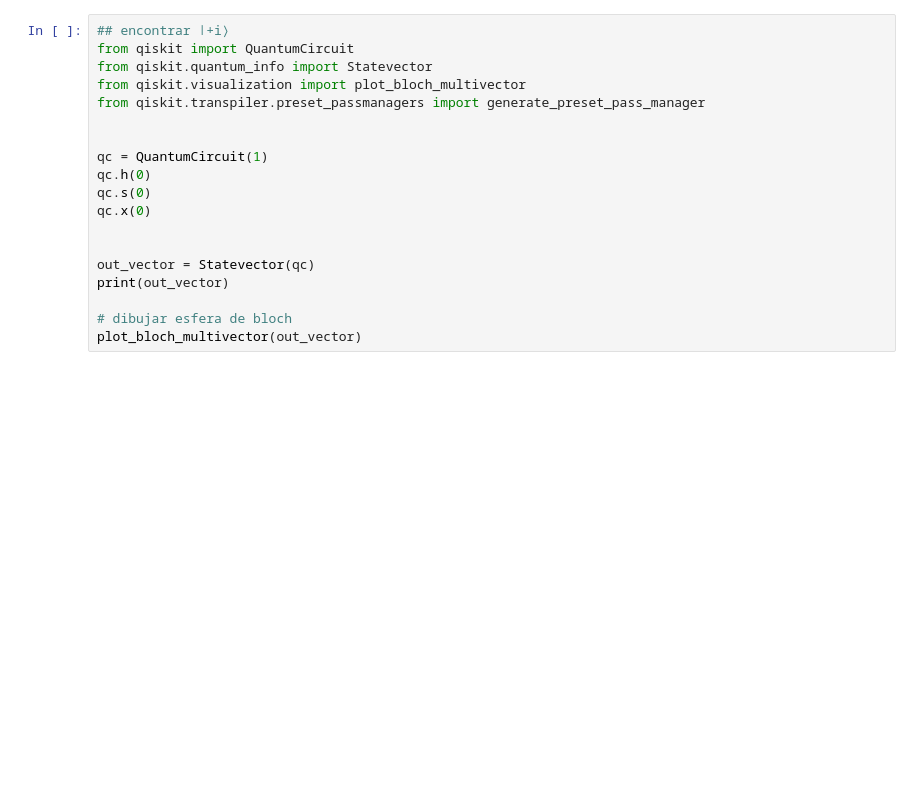
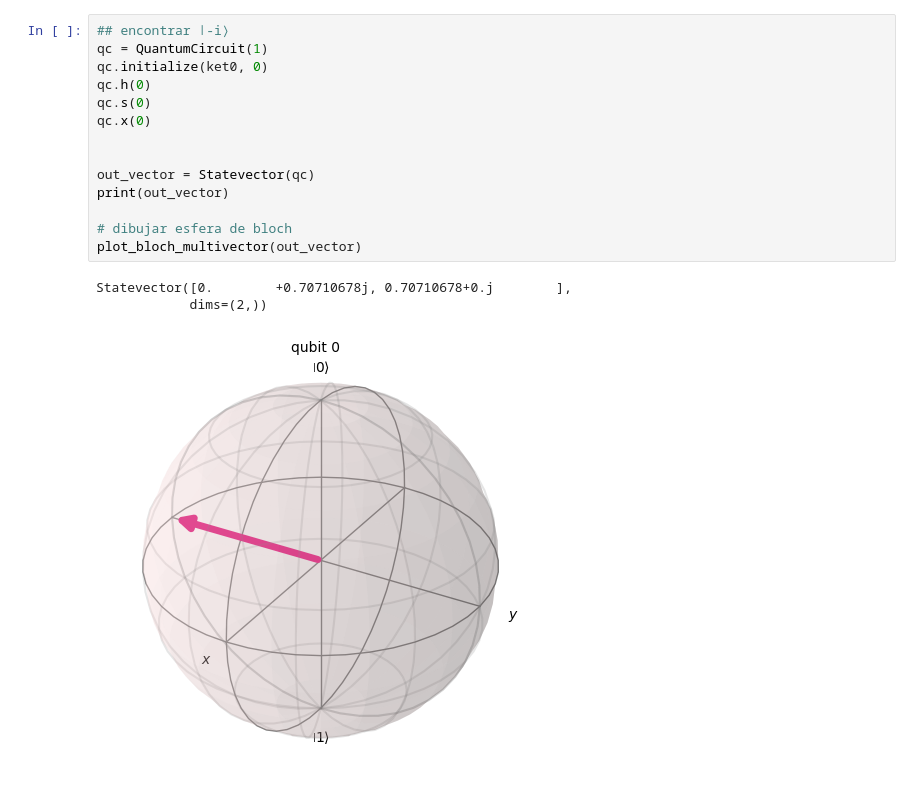
Before and after one commit to AaronSoria/lab1algegra, a Jupyter notebook: tp1.ipynb, the cells around one changed output. Drawn from its saved outputs; the diff is of its cells as text; blank space fills up the shorter version.

```diff
--- a/tp1.ipynb
+++ b/tp1.ipynb
@@ -121,22 +240,21 @@ plot_bloch_multivector(out_vector)
 # %%
-## encontrar ∣+i⟩
-from qiskit import QuantumCircuit
-from qiskit.quantum_info import Statevector
-from qiskit.visualization import plot_bloch_multivector
-from qiskit.transpiler.preset_passmanagers import generate_preset_pass_manager
-
-
+## encontrar ∣-i⟩
 qc = QuantumCircuit(1)
+qc.initialize(ket0, 0)
 qc.h(0)
 qc.s(0)
 qc.x(0)
 
 
 out_vector = Statevector(qc)
 print(out_vector)
 
 # dibujar esfera de bloch
 plot_bloch_multivector(out_vector)
+# %% [output]
+Statevector([0.        +0.70710678j, 0.70710678+0.j        ],
+            dims=(2,))
+[figure, added]
 # %%
 from qiskit import QuantumCircuit
 from qiskit.primitives import StatevectorSampler
```
Also changed, not shown: parts of 15 cells of this notebook.
